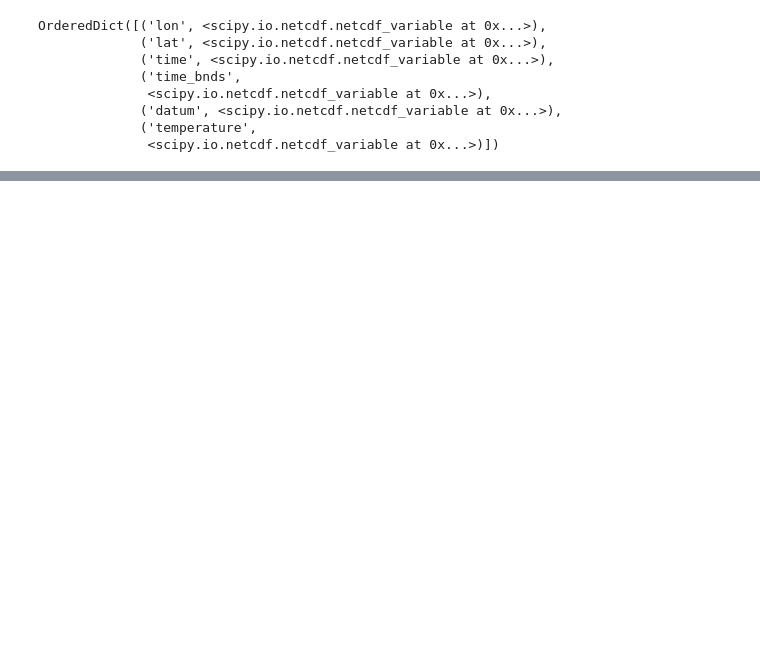
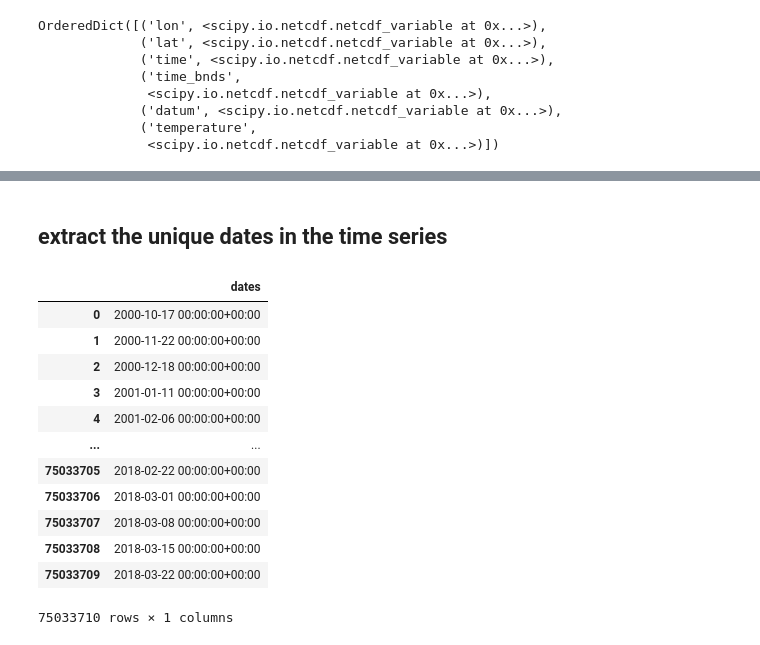
Before and after one commit to basem-AI/BGR_outlier_detection, a Jupyter notebook: data_prepare.ipynb, the cells around one changed output, grey strips where cells are left out. Drawn from its saved outputs; the diff is of its cells as text; code cells hidden in the pictures; blank space fills up the shorter version.

```diff
--- a/data_prepare.ipynb
+++ b/data_prepare.ipynb
@@ -148,0 +191,21 @@ dtype: int64
+# %% [markdown]
+## extract the unique dates in the time series
+# %%
+# extract the dates in which water level were measured - in time_series_df
+# store the unique values in numpy array as str
+available_t_s_dates = pd.read_csv("dataset/temporary/dates_df.csv")
+available_t_s_dates
+# %% [output]
+|  | dates |
+| 0 | 2000-10-17 00:00:00+00:00 |
+| 1 | 2000-11-22 00:00:00+00:00 |
+| 2 | 2000-12-18 00:00:00+00:00 |
+| 3 | 2001-01-11 00:00:00+00:00 |
+| 4 | 2001-02-06 00:00:00+00:00 |
+| ... | ... |
+| 75033705 | 2018-02-22 00:00:00+00:00 |
+| 75033706 | 2018-03-01 00:00:00+00:00 |
+| 75033707 | 2018-03-08 00:00:00+00:00 |
+| 75033708 | 2018-03-15 00:00:00+00:00 |
+| 75033709 | 2018-03-22 00:00:00+00:00 |
+75033710 rows × 1 columns
```
Also changed, not shown: parts of 52 cells of this notebook.
